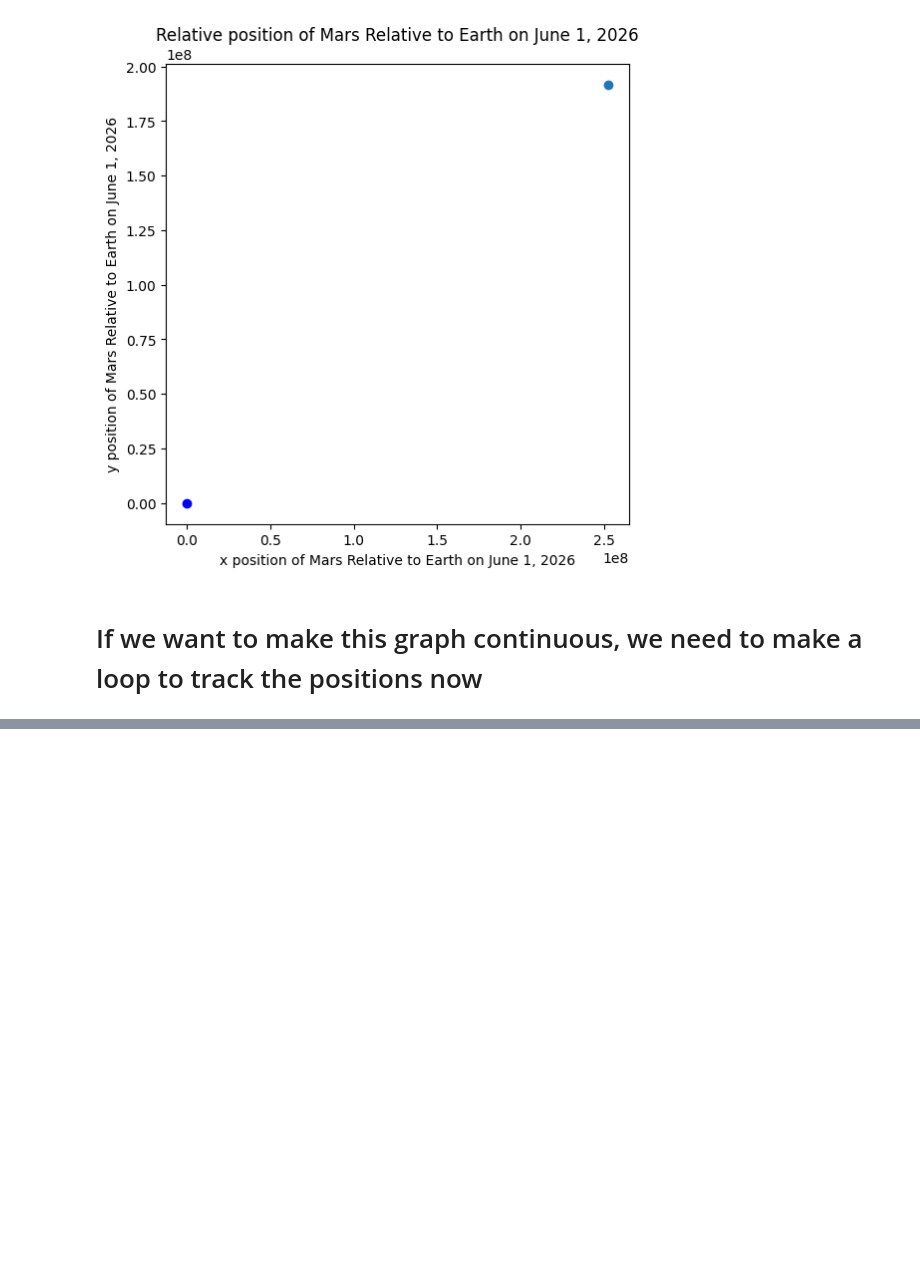
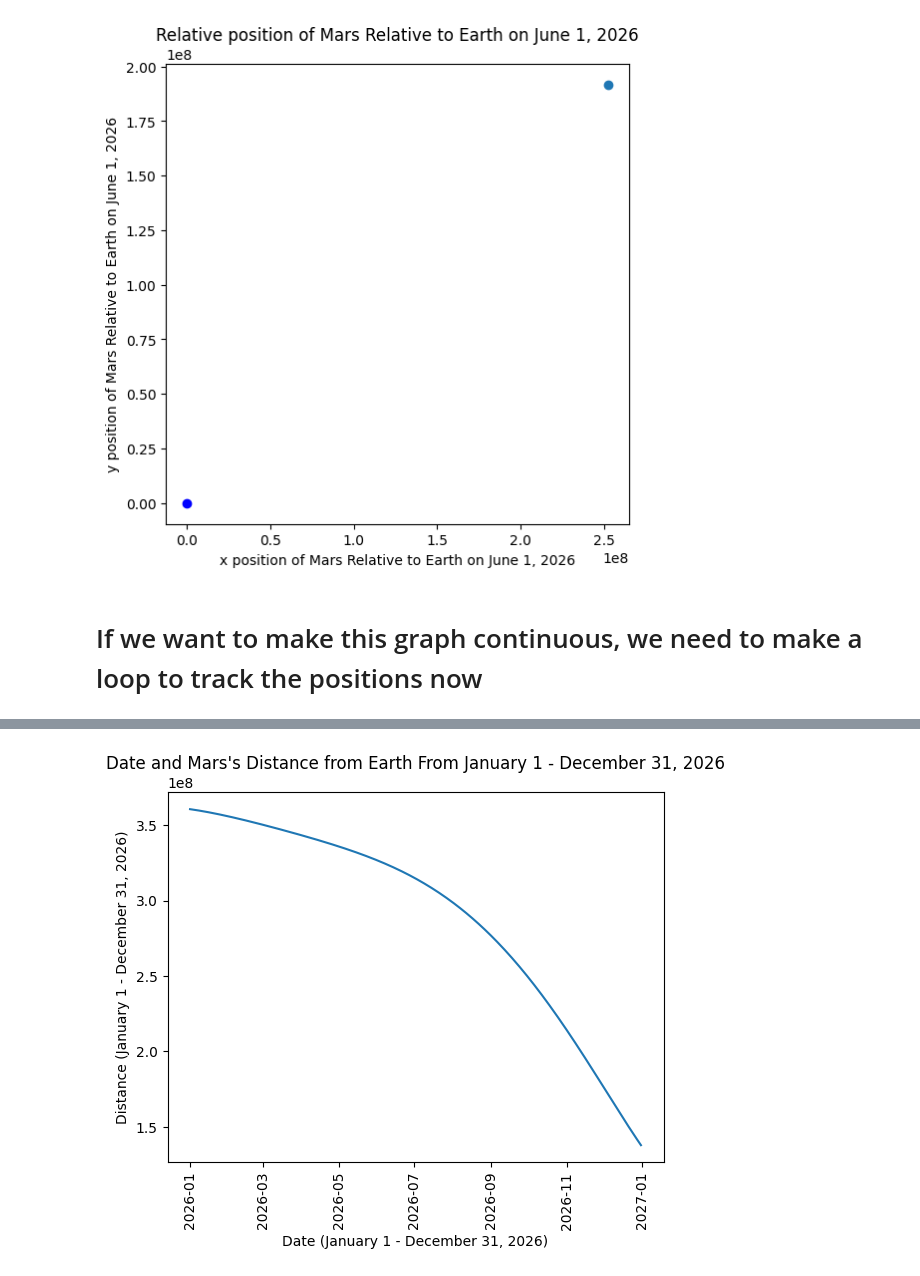
Before and after one commit to cometcoming/PlanetVis, a Jupyter notebook: planetvis.ipynb, the cells around one changed output, grey strips where cells are left out. Drawn from its saved outputs; the diff is of its cells as text; code cells hidden in the pictures; blank space fills up the shorter version.

```diff
--- a/planetvis.ipynb
+++ b/planetvis.ipynb
@@ -106,0 +108,28 @@ plt.show()
+# %%
+dates = pd.date_range(
+    "2026-01-01",
+    "2026-12-31",
+    freq="D"
+)
+# %%
+distances = []
+for i in dates:
+    et = spice.str2et(str(i))
+
+    pos, lt = spice.spkpos(
+        "MARS BARYCENTER",
+        et,
+        "J2000",
+        "NONE",
+        "EARTH BARYCENTER"
+    )
+    distances.append(np.linalg.norm(pos))
+# %%
+plt.plot(dates, distances)
+plt.xticks(rotation=90)
+plt.title("Date and Mars's Distance from Earth From January 1 - December 31, 2026")
+plt.xlabel("Date (January 1 - December 31, 2026)")
+plt.ylabel("Distance (January 1 - December 31, 2026)")
+plt.show()
+# %% [output]
+[figure, added]
```
Also changed, not shown: parts of 29 cells of this notebook, 1 other file.
